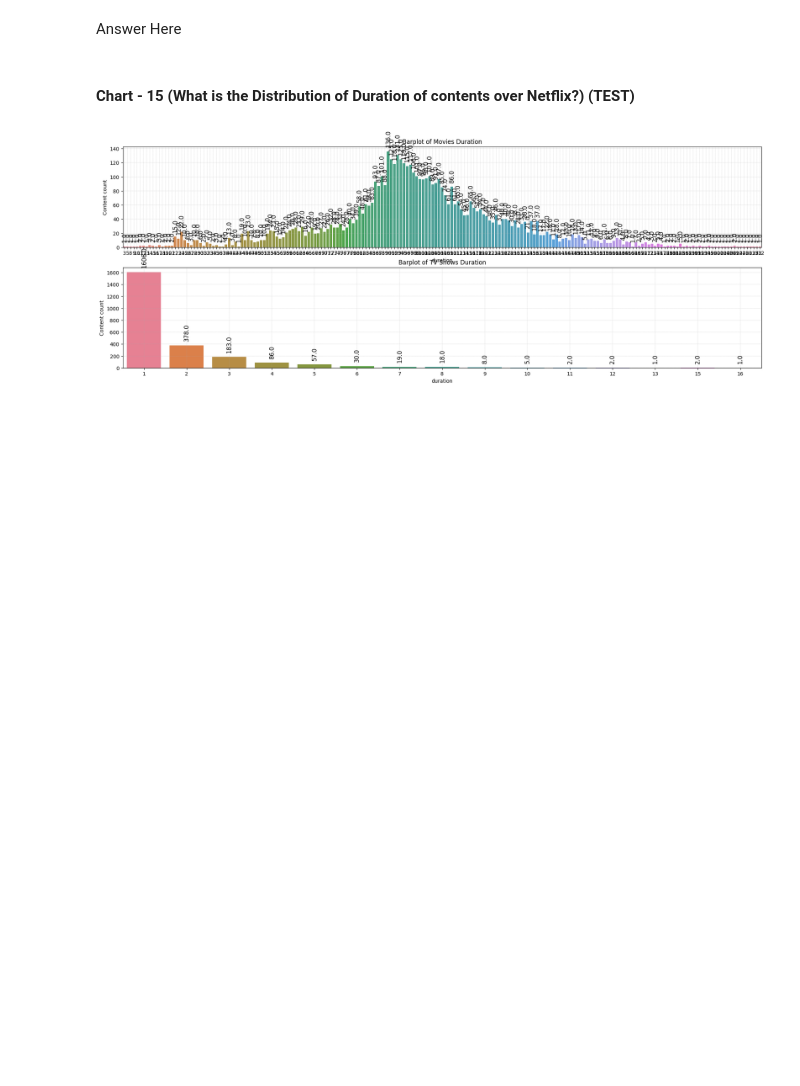
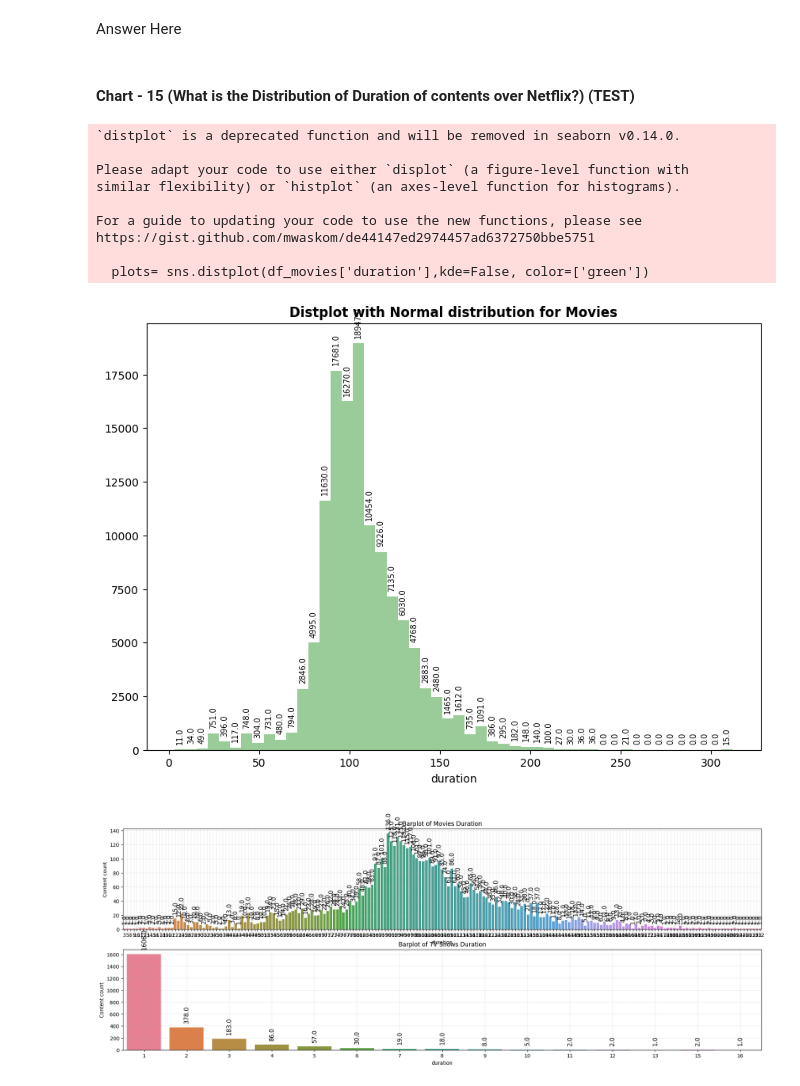
Before and after one commit to Shahrukh2016/Netflix_Movies_and_TV_Shows_Clustering, a Jupyter notebook: IndividualColab_NetflixMoviesAndTvShowsClustering.ipynb, the cells around one changed output. Cells and saved outputs as stored; diff of their text form; code cells hidden in the pictures; blank space fills up the shorter version.

```diff
--- a/IndividualColab_NetflixMoviesAndTvShowsClustering.ipynb
+++ b/IndividualColab_NetflixMoviesAndTvShowsClustering.ipynb
@@ -1142,6 +1149,29 @@ Answer Here.
 Answer Here
 # %% [markdown]
 #### Chart - 15 (What is the Distribution of Duration of contents over Netflix?) (TEST)
+# %%
+#Checking the distribution of Movie Durations
+plt.figure(figsize=(10,7))
+plots= sns.distplot(df_movies['duration'],kde=False, color=['green'])
+plt.title('Distplot with Normal distribution for Movies',fontweight="bold")
+for bar in plots.patches:
+   plots.annotate(bar.get_height(),
+                  (bar.get_x() + bar.get_width() / 2,
+                   bar.get_height()), ha='center', va='bottom',
+                  size=7, xytext=(0, 5),
+                  textcoords='offset points', rotation=90)
+plt.show()
+# %% [output]
+`distplot` is a deprecated function and will be removed in seaborn v0.14.0.
+
+Please adapt your code to use either `displot` (a figure-level function with
+similar flexibility) or `histplot` (an axes-level function for histograms).
+
+For a guide to updating your code to use the new functions, please see
+https://gist.github.com/mwaskom/de44147ed2974457ad6372750bbe5751
+
+  plots= sns.distplot(df_movies['duration'],kde=False, color=['green'])
+[figure, added]
 # %%
 plt.figure(figsize=(23,8))
 for i,j,k in ((df_movies, 'Movies',0),(df_tvshows, 'TV Shows',1)):
```
Also changed, not shown: parts of 26 cells of this notebook.
